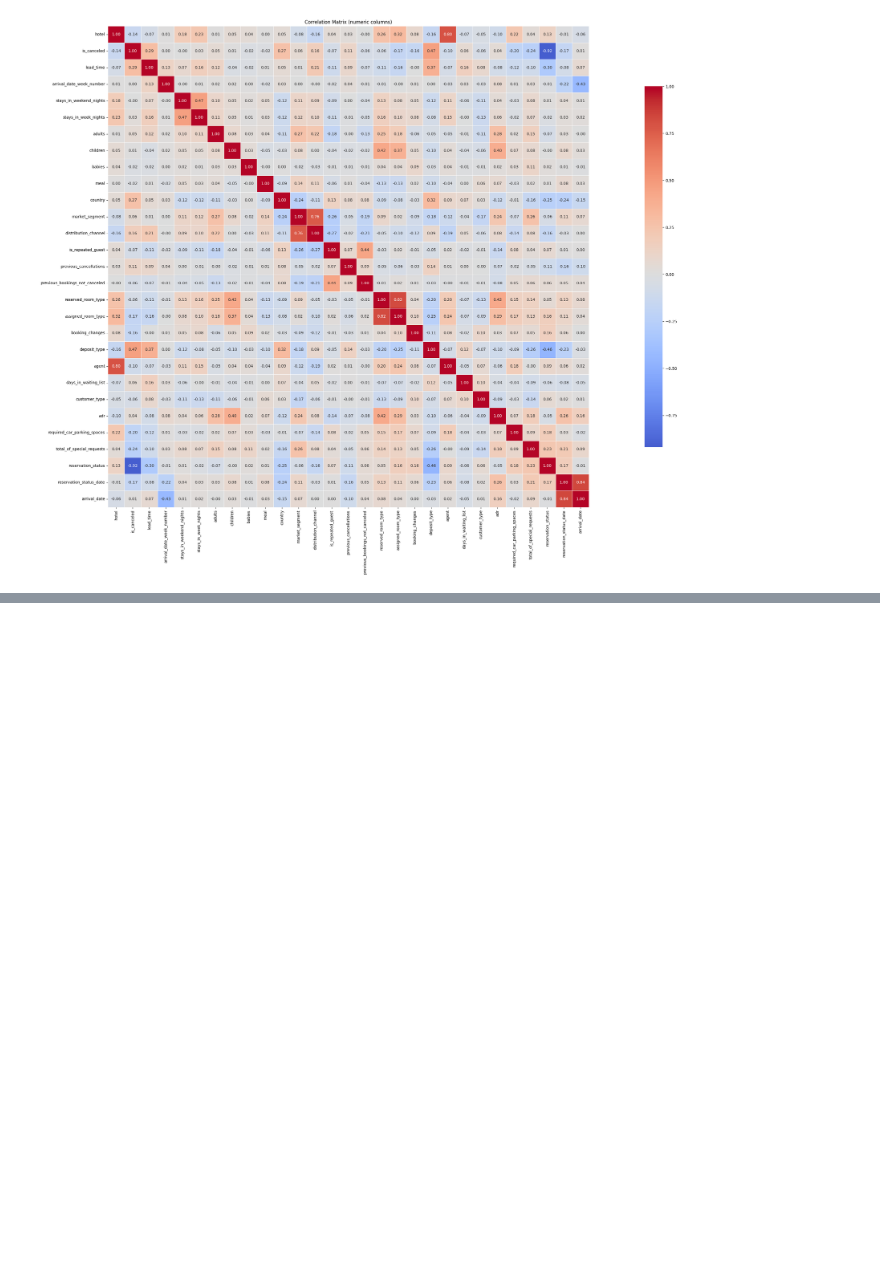
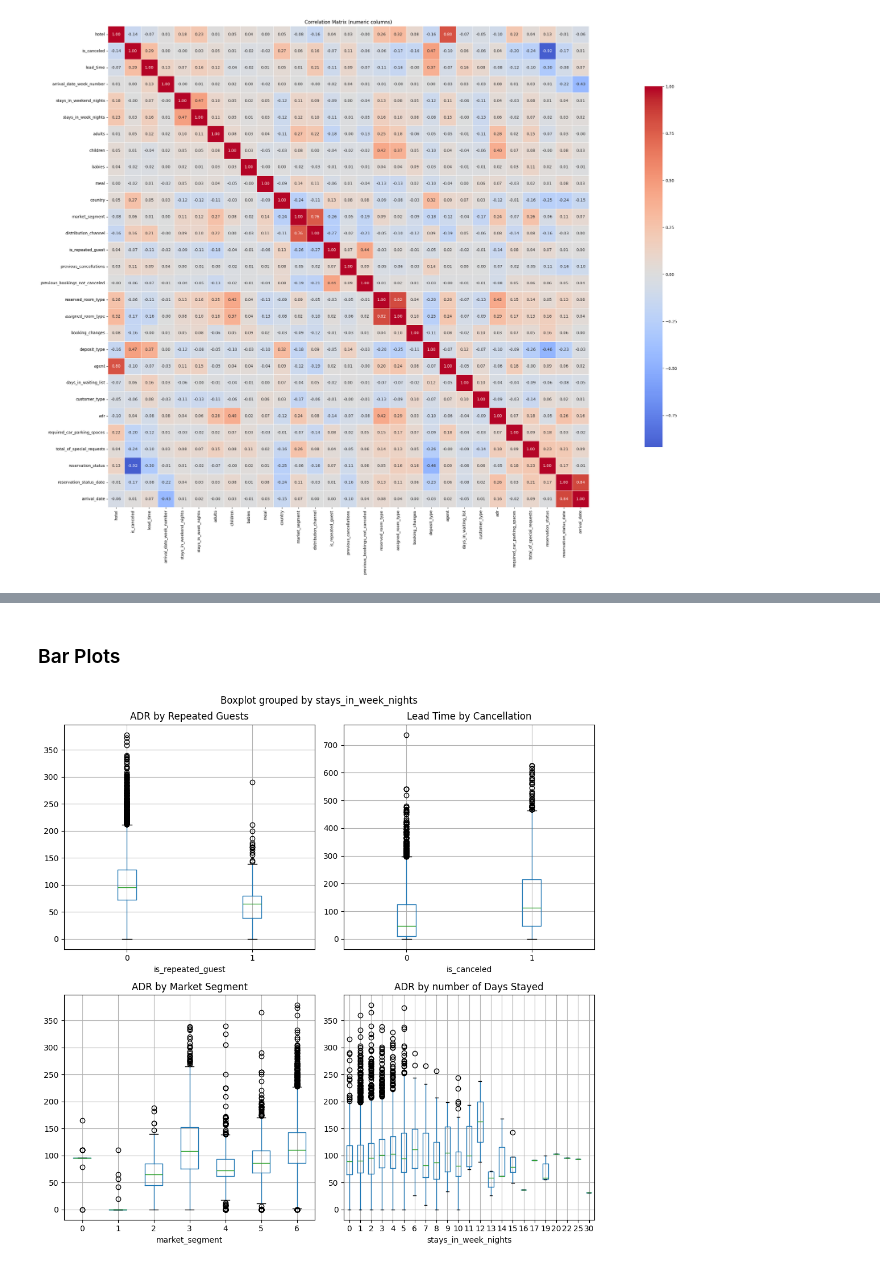
Before and after one commit to Kraszuuu/HotelBookingDemand, a Jupyter notebook: main.ipynb, the cells around one changed output, grey strips where cells are left out. Drawn from its saved outputs; the diff is of its cells as text; code cells hidden in the pictures; blank space fills up the shorter version.

```diff
--- a/main.ipynb
+++ b/main.ipynb
@@ -226,0 +306,24 @@ printComputationMatrix(ds)
+# %% [markdown]
+### Bar Plots
+# %%
+def printBoxPlots(ds):
+    fig, axes = plt.subplots(2, 2, figsize=(10,10))
+
+    ds.boxplot(column=ds.columns[23], by=ds.columns[13], ax=axes[0,0])
+    axes[0,0].set_title("ADR by Repeated Guests")
+
+    ds.boxplot(column=ds.columns[2], by=ds.columns[1], ax=axes[0,1])
+    axes[0,1].set_title("Lead Time by Cancellation")
+
+    ds.boxplot(column=ds.columns[23], by=ds.columns[11], ax=axes[1,0])
+    axes[1,0].set_title("ADR by Market Segment")
+
+    ds.boxplot(column=ds.columns[23], by=ds.columns[5], ax=axes[1,1])
+    axes[1,1].set_title("ADR by number of Days Stayed")
+
+    plt.tight_layout()
+    plt.show()
+
+printBoxPlots(ds)
+# %% [output]
+[figure, added]
```
Also changed, not shown: parts of 5 cells of this notebook.
